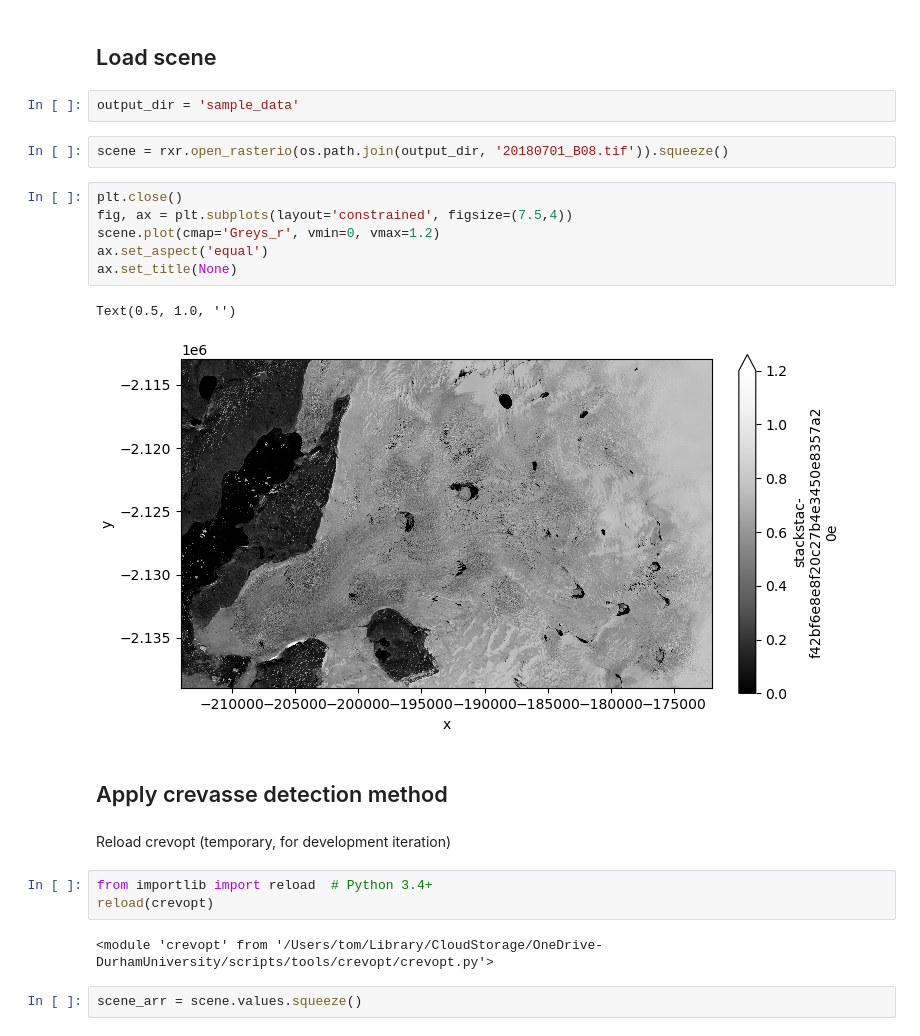
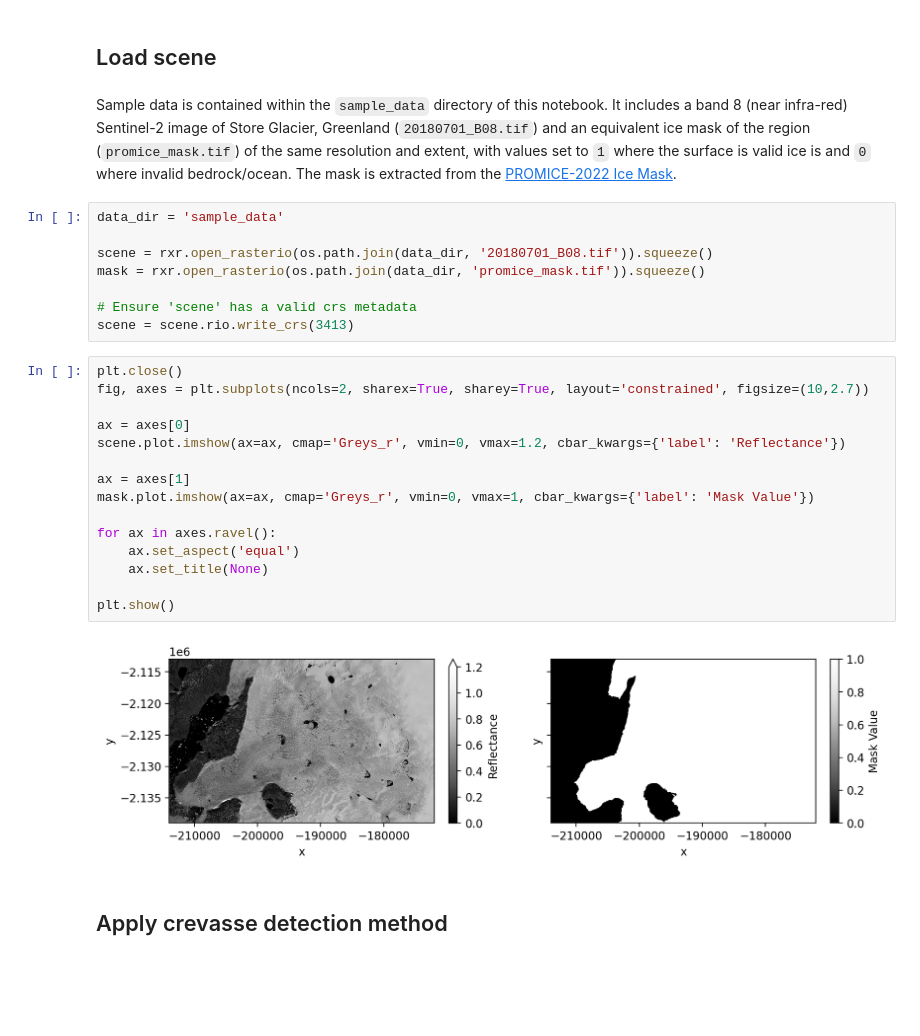
Before and after one commit to trchudley/crevopt, a Jupyter notebook: example_notebook.ipynb, the cells around one changed output. Cells and saved outputs as stored; diff of their text form; blank space fills up the shorter version.

```diff
--- a/example_notebook.ipynb
+++ b/example_notebook.ipynb
@@ -10,26 +22,31 @@ import crevopt
 # %% [markdown]
 ## Load scene
-# %%
-output_dir = 'sample_data'
-# %%
-scene = rxr.open_rasterio(os.path.join(output_dir, '20180701_B08.tif')).squeeze()
+# %% [markdown]
+Sample data is contained within the `sample_data` directory of this notebook. It includes a band 8 (near infra-red) Sentinel-2 image of Store Glacier, Greenland (`20180701_B08.tif`) and an equivalent ice mask of the region (`promice_mask.tif`) of the same resolution and extent, with values set to `1` where the surface is valid ice is and `0` where invalid bedrock/ocean. The mask is extracted from the [PROMICE-2022 Ice Mask](https://doi.org/10.22008/FK2/O8CLRE).
+# %%
+data_dir = 'sample_data'
+
+scene = rxr.open_rasterio(os.path.join(data_dir, '20180701_B08.tif')).squeeze()
+mask = rxr.open_rasterio(os.path.join(data_dir, 'promice_mask.tif')).squeeze()
+
+# Ensure 'scene' has a valid crs metadata
+scene = scene.rio.write_crs(3413)
 # %%
 plt.close()
-fig, ax = plt.subplots(layout='constrained', figsize=(7.5,4))
-scene.plot(cmap='Greys_r', vmin=0, vmax=1.2)
-ax.set_aspect('equal')
-ax.set_title(None)
+fig, axes = plt.subplots(ncols=2, sharex=True, sharey=True, layout='constrained', figsize=(10,2.7))
+
+ax = axes[0]
+scene.plot.imshow(ax=ax, cmap='Greys_r', vmin=0, vmax=1.2, cbar_kwargs={'label': 'Reflectance'})
+
+ax = axes[1]
+mask.plot.imshow(ax=ax, cmap='Greys_r', vmin=0, vmax=1, cbar_kwargs={'label': 'Mask Value'})
+
+for ax in axes.ravel():
+    ax.set_aspect('equal')
+    ax.set_title(None)
+
+plt.show()
 # %% [output]
-Text(0.5, 1.0, '')
-[figure, old version]
+[figure, new version]
 # %% [markdown]
 ## Apply crevasse detection method
-# %% [markdown]
-Reload crevopt (temporary, for development iteration)
-# %%
-from importlib import reload  # Python 3.4+
-reload(crevopt)
-# %% [output]
-<module 'crevopt' from '/Users/tom/Library/CloudStorage/OneDrive-DurhamUniversity/scripts/tools/crevopt/crevopt.py'>
-# %%
-scene_arr = scene.values.squeeze()
```
Also changed, not shown: parts of 18 cells of this notebook, 7 other files.
